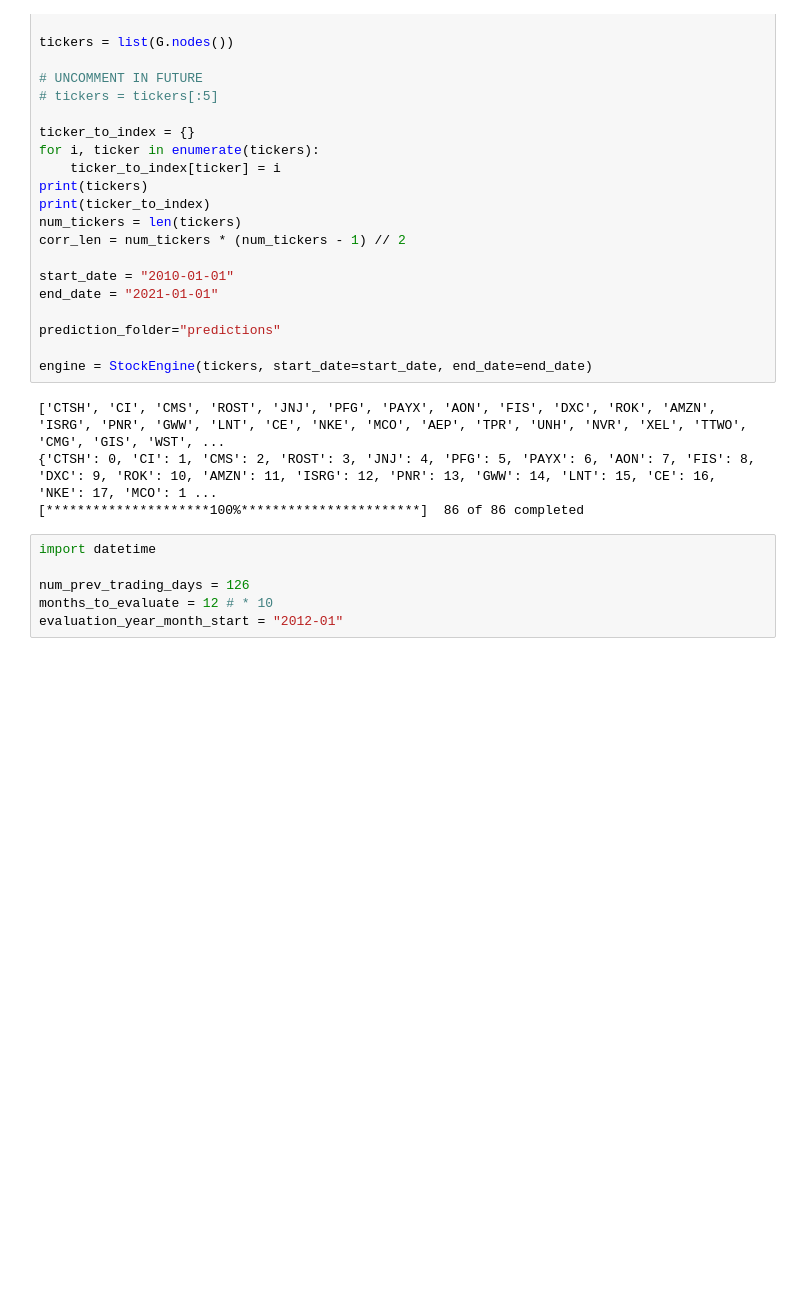
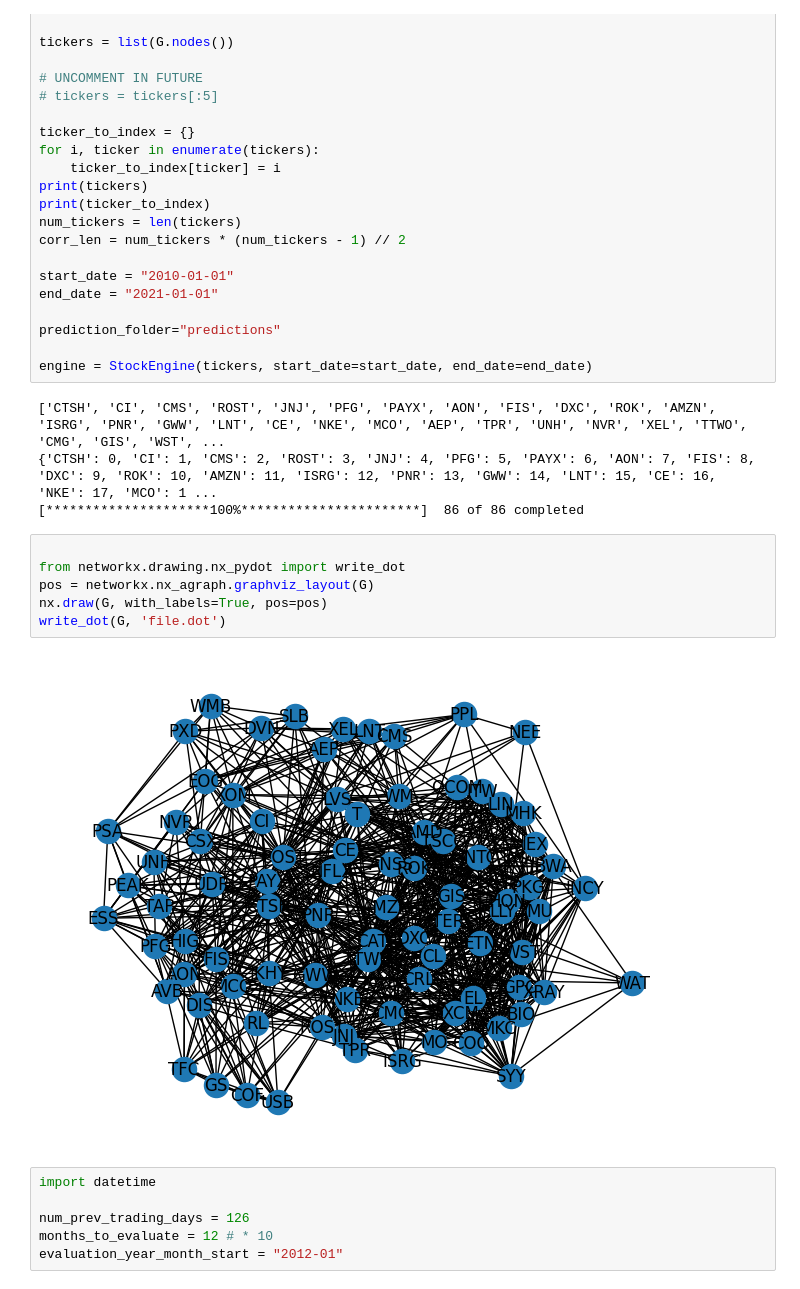
Before and after one commit to fanpu/10-708-project, a Jupyter notebook: Evaluation.ipynb, the cells around one changed output. Cells and saved outputs as stored; diff of their text form; blank space fills up the shorter version.

```diff
--- a/Evaluation.ipynb
+++ b/Evaluation.ipynb
@@ -82,6 +84,14 @@ engine = StockEngine(tickers, start_date=start_date, end_date=end_date)
 ['CTSH', 'CI', 'CMS', 'ROST', 'JNJ', 'PFG', 'PAYX', 'AON', 'FIS', 'DXC', 'ROK', 'AMZN', 'ISRG', 'PNR', 'GWW', 'LNT', 'CE', 'NKE', 'MCO', 'AEP', 'TPR', 'UNH', 'NVR', 'XEL', 'TTWO', 'CMG', 'GIS', 'WST', ...
 {'CTSH': 0, 'CI': 1, 'CMS': 2, 'ROST': 3, 'JNJ': 4, 'PFG': 5, 'PAYX': 6, 'AON': 7, 'FIS': 8, 'DXC': 9, 'ROK': 10, 'AMZN': 11, 'ISRG': 12, 'PNR': 13, 'GWW': 14, 'LNT': 15, 'CE': 16, 'NKE': 17, 'MCO': 1 ...
 [*********************100%***********************]  86 of 86 completed
+# %%
+
+from networkx.drawing.nx_pydot import write_dot
+pos = networkx.nx_agraph.graphviz_layout(G)
+nx.draw(G, with_labels=True, pos=pos)
+write_dot(G, 'file.dot')
+# %% [output]
+[figure, added]
 # %%
 import datetime
 
```
Also changed, not shown: parts of 12 cells of this notebook, 1 other file.
